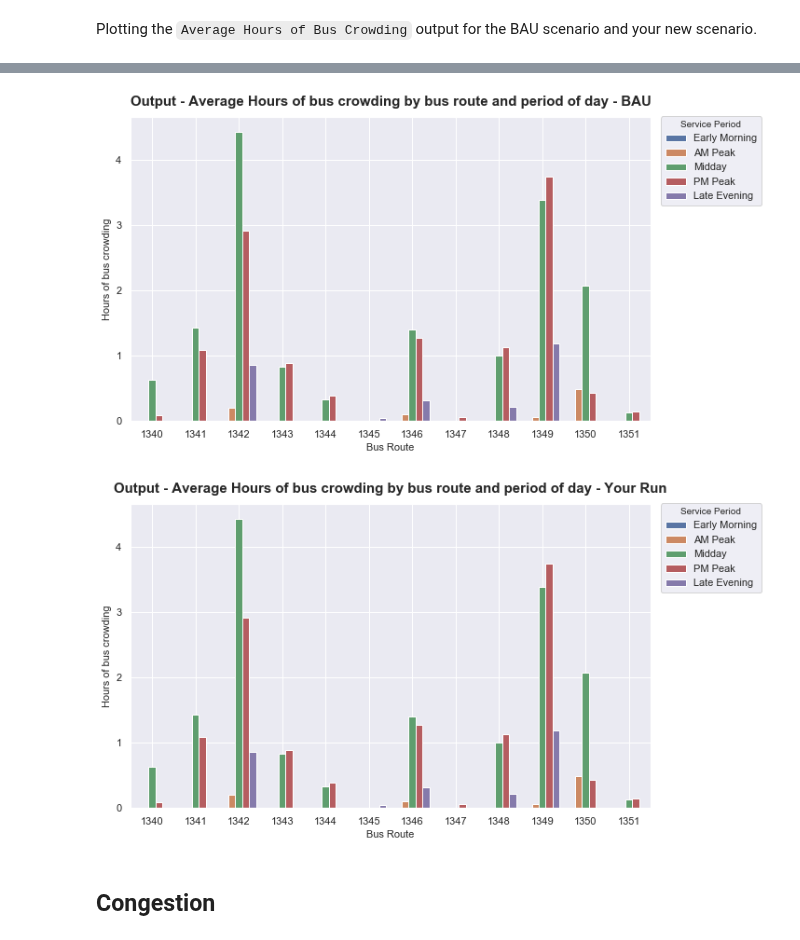
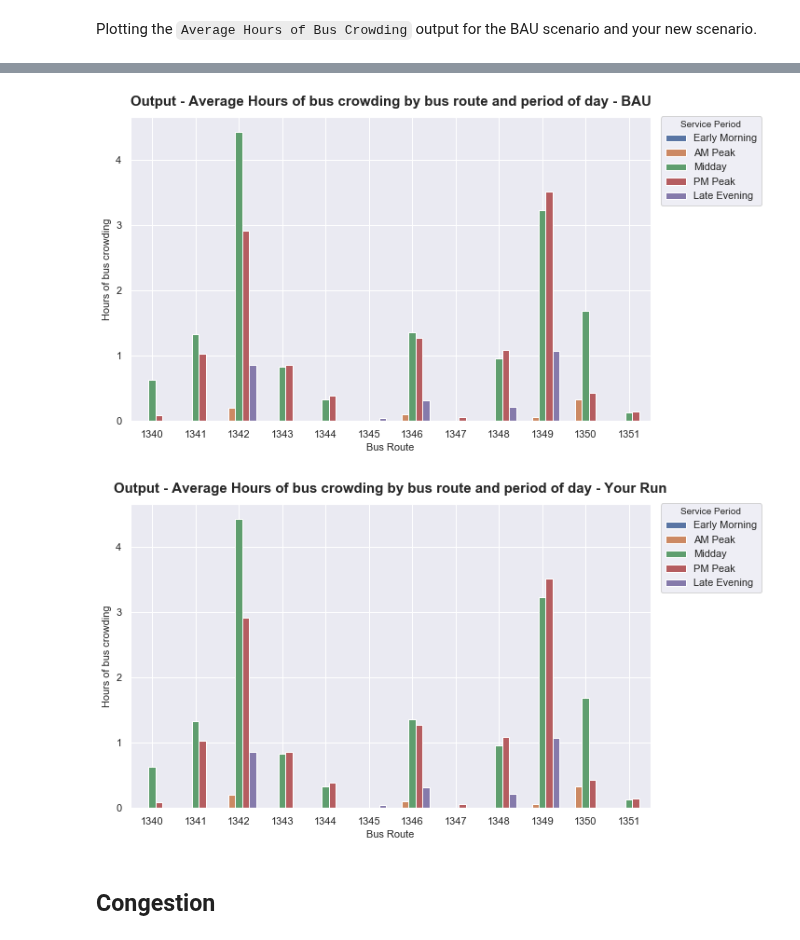
Before and after one commit to bistro-its-berkeley/BISTRO-Starter-Kit, a Jupyter notebook: examples/Visualization.ipynb, the cells around one changed output, grey strips where cells are left out. Cells and saved outputs as stored; diff of their text form; code cells hidden in the pictures.

```diff
--- a/examples/Visualization.ipynb
+++ b/examples/Visualization.ipynb
@@ -101,6 +101,8 @@ routes_df_bau = pd.read_csv(Path.cwd().parent / "reference-data/sioux_faux/sioux
 trips_df_bau = pd.read_csv(path_output_folder_bau / "trips_dataframe.csv")
 person_df_bau = pd.read_csv(path_output_folder_bau / "persons_dataframe.csv")
 activities_df_bau = pd.read_csv(path_output_folder_bau / "activities_dataframe.csv")
+legs_df_bau = pd.read_csv(path_output_folder_bau / "legs_dataframe.csv")
+paths_traversals_df_bau = pd.read_csv(path_output_folder_bau / "path_traversals_dataframe.csv")
 # %% [markdown]
 Let's do the same thing fot the `.xml` files in the `path_output_folder` of the run you want to compare to the BAU. <br> Note: It takes about 10 minutes to parse if it was not already done.
 # %%
@@ -121,6 +123,8 @@ routes_df = pd.read_csv(Path.cwd().parent / "reference-data/sioux_faux/sioux_fau
 trips_df = pd.read_csv(path_output_folder / "trips_dataframe.csv")
 person_df = pd.read_csv(path_output_folder / "persons_dataframe.csv")
 activities_df = pd.read_csv(path_output_folder / "activities_dataframe.csv")
+legs_df = pd.read_csv(path_output_folder / "legs_dataframe.csv")
+paths_traversals_df = pd.read_csv(path_output_folder / "path_traversals_dataframe.csv")
 # %% [markdown]
 Defining some fixed variables for inputs
 # %%
@@ -355,9 +348,9 @@ activities_df.head()
 # %%
-_ = viz.plot_average_bus_crowding_by_bus_route_by_period_of_day(paths_df_bau, trip_to_route, seating_capacities,transit_scale_factor, "BAU")
-_ = viz.plot_average_bus_crowding_by_bus_route_by_period_of_day(paths_df, trip_to_route, seating_capacities,transit_scale_factor, "Your Run")
+_ = viz.plot_average_bus_crowding_by_bus_route_by_period_of_day(paths_traversals_df_bau, trip_to_route, seating_capacities,transit_scale_factor, "BAU")
+_ = viz.plot_average_bus_crowding_by_bus_route_by_period_of_day(paths_traversals_df, trip_to_route, seating_capacities,transit_scale_factor, "Your Run")
 # %% [output]
-[figure, old version]
+[figure, new version]
-[figure, old version]
+[figure, new version]
 # %% [markdown]
 ## Congestion
 # %% [markdown]
```
Also changed, not shown: parts of 7 cells of this notebook, 2 other files.
